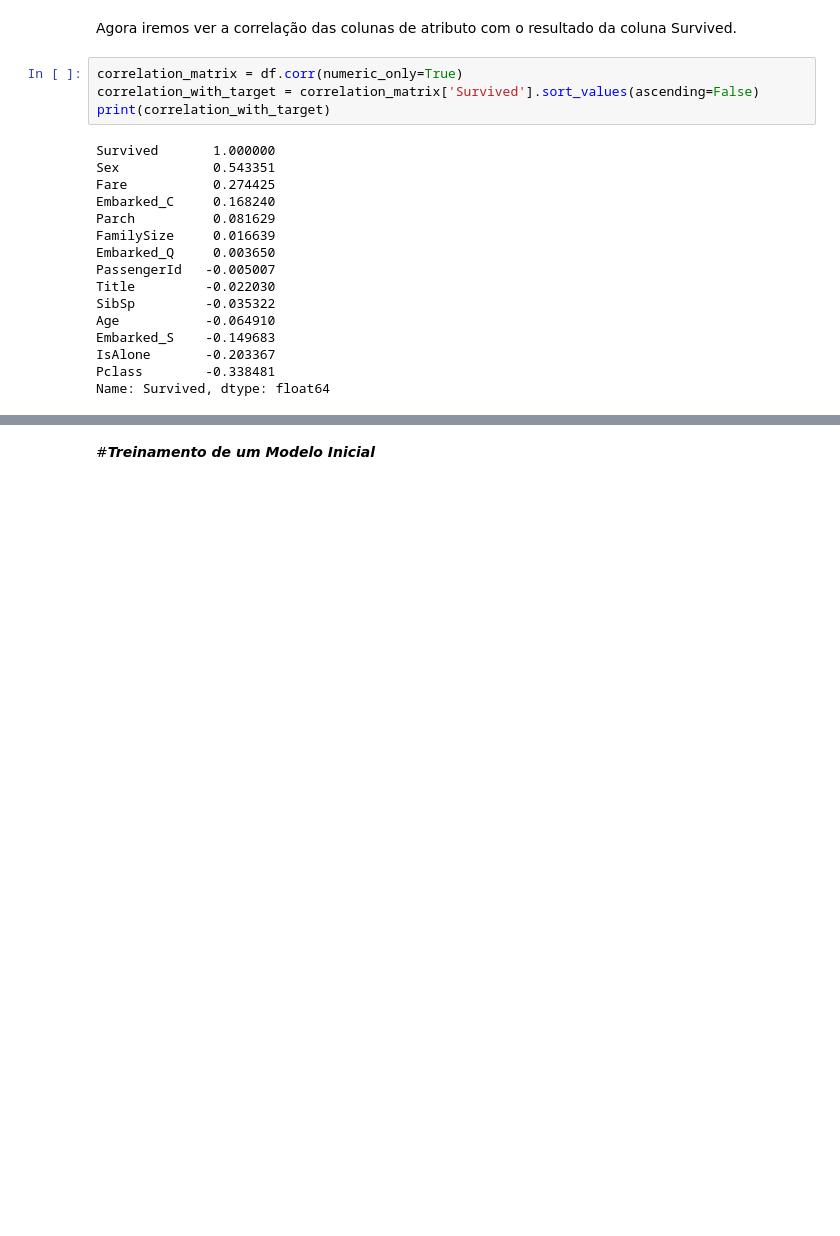
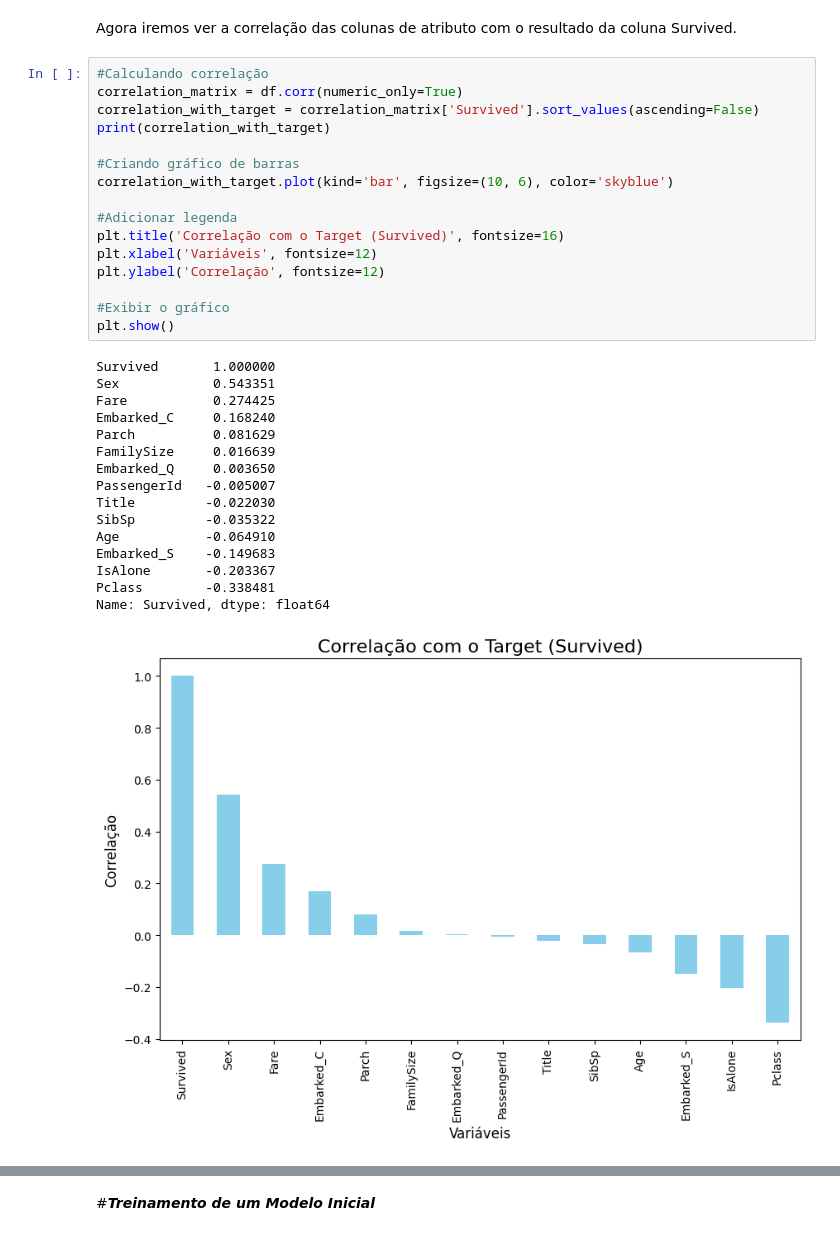
Before and after one commit to Szyfman/MVP_PUC_ML_1, a Jupyter notebook: MVP_PUC_Daniel_Szyfman.ipynb, the cells around one changed output, grey strips where cells are left out. Drawn from its saved outputs; the diff is of its cells as text; blank space fills up the shorter version.

```diff
--- a/MVP_PUC_Daniel_Szyfman.ipynb
+++ b/MVP_PUC_Daniel_Szyfman.ipynb
@@ -348,23 +355,36 @@ print(df.head())
 4           1        1      1
 # %% [markdown]
 Agora iremos ver a correlação das colunas de atributo com o resultado da coluna Survived.
-# %%
-correlation_matrix = df.corr(numeric_only=True)
-correlation_with_target = correlation_matrix['Survived'].sort_values(ascending=False)
-print(correlation_with_target)
-# %% [output]
-Survived       1.000000
-Sex            0.543351
-Fare           0.274425
-Embarked_C     0.168240
-Parch          0.081629
-FamilySize     0.016639
-Embarked_Q     0.003650
-PassengerId   -0.005007
-Title         -0.022030
-SibSp         -0.035322
-Age           -0.064910
-Embarked_S    -0.149683
-IsAlone       -0.203367
-Pclass        -0.338481
-Name: Survived, dtype: float64
+# %%
+#Calculando correlação
+correlation_matrix = df.corr(numeric_only=True)
+correlation_with_target = correlation_matrix['Survived'].sort_values(ascending=False)
+print(correlation_with_target)
+
+#Criando gráfico de barras
+correlation_with_target.plot(kind='bar', figsize=(10, 6), color='skyblue')
+
+#Adicionar legenda
+plt.title('Correlação com o Target (Survived)', fontsize=16)
+plt.xlabel('Variáveis', fontsize=12)
+plt.ylabel('Correlação', fontsize=12)
+
+#Exibir o gráfico
+plt.show()
+# %% [output]
+Survived       1.000000
+Sex            0.543351
+Fare           0.274425
+Embarked_C     0.168240
+Parch          0.081629
+FamilySize     0.016639
+Embarked_Q     0.003650
+PassengerId   -0.005007
+Title         -0.022030
+SibSp         -0.035322
+Age           -0.064910
+Embarked_S    -0.149683
+IsAlone       -0.203367
+Pclass        -0.338481
+Name: Survived, dtype: float64
+[figure, added]
```
Also changed, not shown: parts of 23 cells of this notebook.
